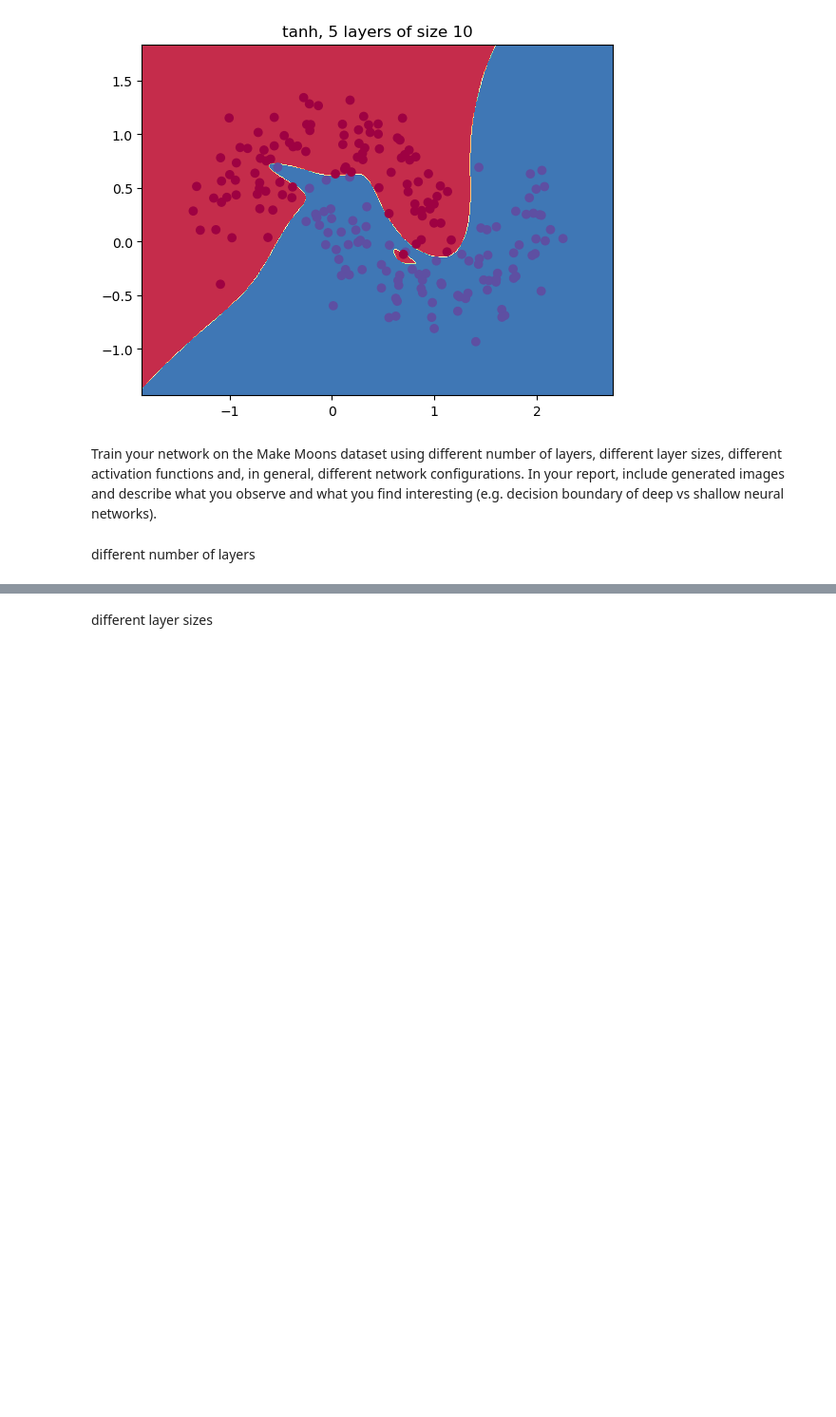
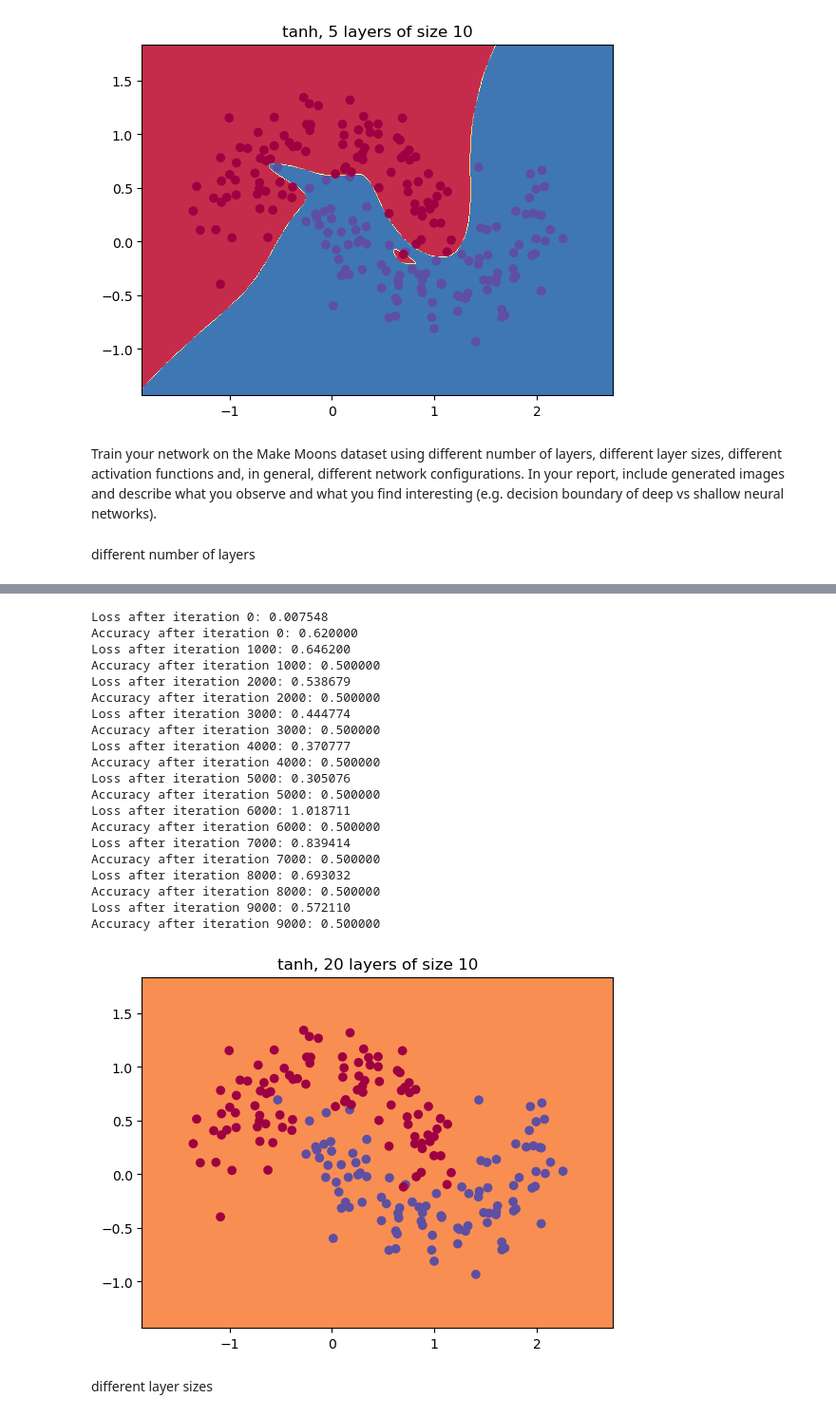
Before and after one commit to kdmalc/deeplearning576, a Jupyter notebook: HW1/HW1_EmbeddedReport.ipynb, the cells around one changed output, grey strips where cells are left out. Shown at 95% size. Saved outputs shown, nothing was run; the diff lists cells and outputs as text; code cells hidden in the pictures; blank space fills up the shorter version.

```diff
--- a/HW1/HW1_EmbeddedReport.ipynb
+++ b/HW1/HW1_EmbeddedReport.ipynb
@@ -652,2 +646,32 @@ different number of layers
+# %%
+actFun_type = 'tanh' #sigmoid, relu
+hidden_neurons_per_layer = 10
+num_layers = 20
+deep_model_tanh_5_10 = DeepNeuralNetwork(nn_input_dim=2, nn_hidden_dim=hidden_neurons_per_layer, nn_output_dim=2, n_layers=num_layers, actFun_type=actFun_type)
+deep_model_tanh_5_10.fit_model(X, y, num_passes=10000)
+plt.title(f'{actFun_type}, {num_layers} layers of size {hidden_neurons_per_layer}')
+deep_model_tanh_5_10.visualize_decision_boundary(X,y)
+# %% [output]
+Loss after iteration 0: 0.007548
+Accuracy after iteration 0: 0.620000
+Loss after iteration 1000: 0.646200
+Accuracy after iteration 1000: 0.500000
+Loss after iteration 2000: 0.538679
+Accuracy after iteration 2000: 0.500000
+Loss after iteration 3000: 0.444774
+Accuracy after iteration 3000: 0.500000
+Loss after iteration 4000: 0.370777
+Accuracy after iteration 4000: 0.500000
+Loss after iteration 5000: 0.305076
+Accuracy after iteration 5000: 0.500000
+Loss after iteration 6000: 1.018711
+Accuracy after iteration 6000: 0.500000
+Loss after iteration 7000: 0.839414
+Accuracy after iteration 7000: 0.500000
+Loss after iteration 8000: 0.693032
+Accuracy after iteration 8000: 0.500000
+Loss after iteration 9000: 0.572110
+Accuracy after iteration 9000: 0.500000
+[figure, added]
 # %% [markdown]
 different layer sizes
```
Also changed, not shown: parts of 58 cells of this notebook, 2 other files.
